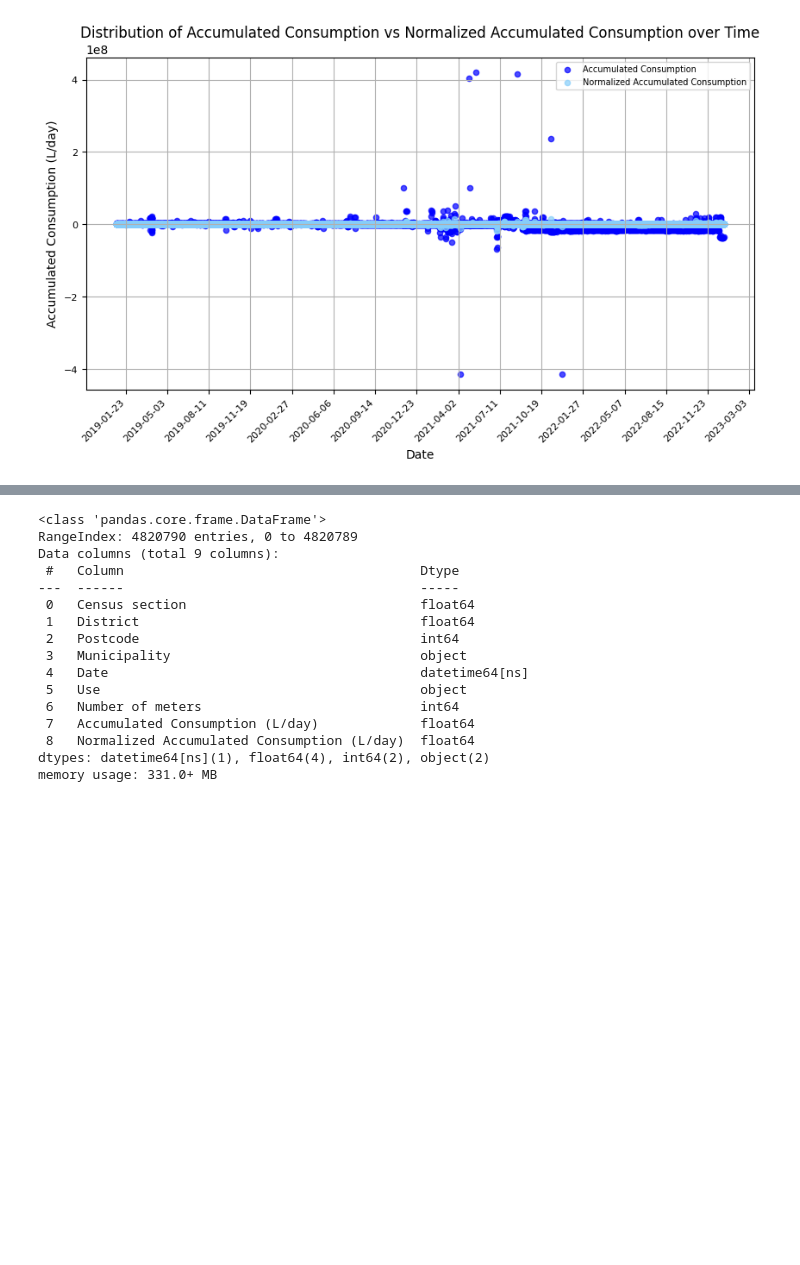
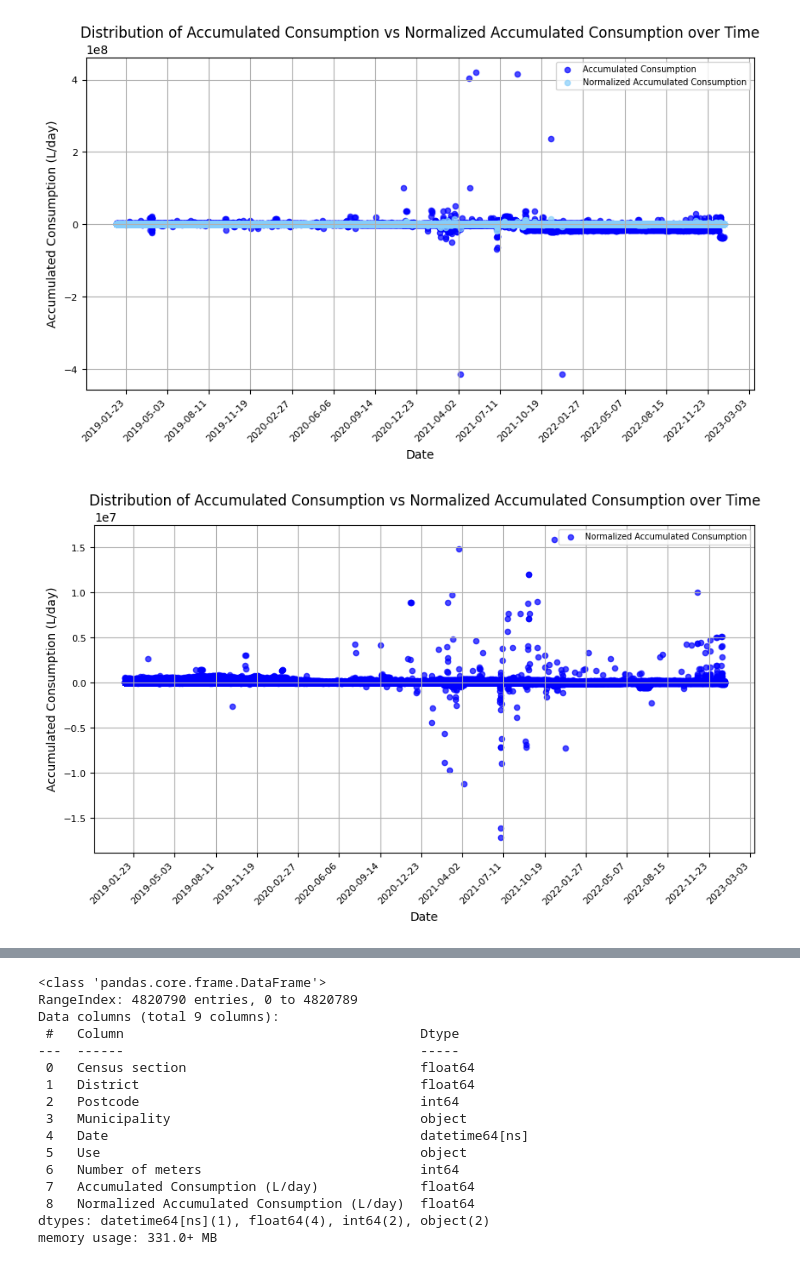
Before and after one commit to edithruizz/TFG, a Jupyter notebook: Python_Notebooks/dataset1_v2.ipynb, the cells around one changed output, grey strips where cells are left out. Cells and saved outputs as stored; diff of their text form; code cells hidden in the pictures; blank space fills up the shorter version.

```diff
--- a/Python_Notebooks/dataset1_v2.ipynb
+++ b/Python_Notebooks/dataset1_v2.ipynb
@@ -248,6 +248,21 @@ plt.gca().xaxis.set_major_locator(mdates.DayLocator(interval=tick_frequency))
 plt.show()
 # %% [output]
 [figure]
+# %%
+plt.figure(figsize=(10, 5))
+plt.scatter(dataset1["Date"], dataset1["Normalized Accumulated Consumption (L/day)"], color='blue',  marker='o', s=20, alpha=0.7, label='Normalized Accumulated Consumption')
+plt.title("Distribution of Accumulated Consumption vs Normalized Accumulated Consumption over Time", fontsize=12)
+plt.xlabel("Date", fontsize=10)
+plt.ylabel("Accumulated Consumption (L/day)", fontsize=10)
+plt.xticks(rotation=45, ha='right', fontsize=8)
+plt.yticks(fontsize=8)
+plt.grid(True)
+plt.legend(fontsize=7)
+tick_frequency = 100
+plt.gca().xaxis.set_major_locator(mdates.DayLocator(interval=tick_frequency))
+plt.show()
+# %% [output]
+[figure, added]
 # %%
 dataset1_box = dataset1.dropna(subset = ['District'])
 dataset1_box = dataset1_box.dropna(subset = ['Census section'])
```
Also changed, not shown: parts of 21 cells of this notebook, 2 other files.
